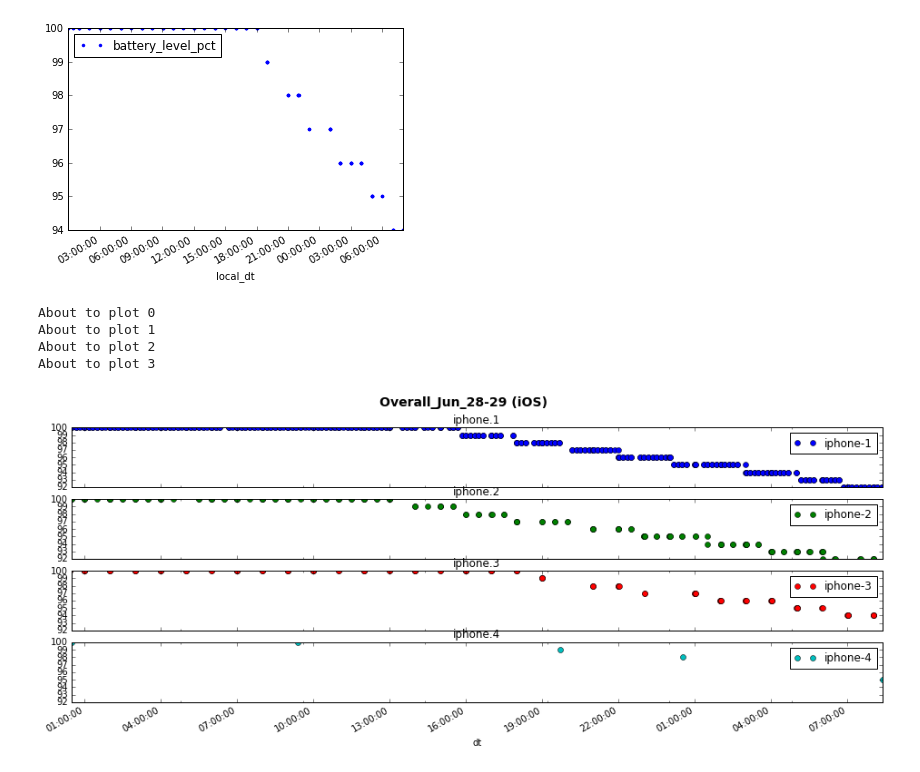
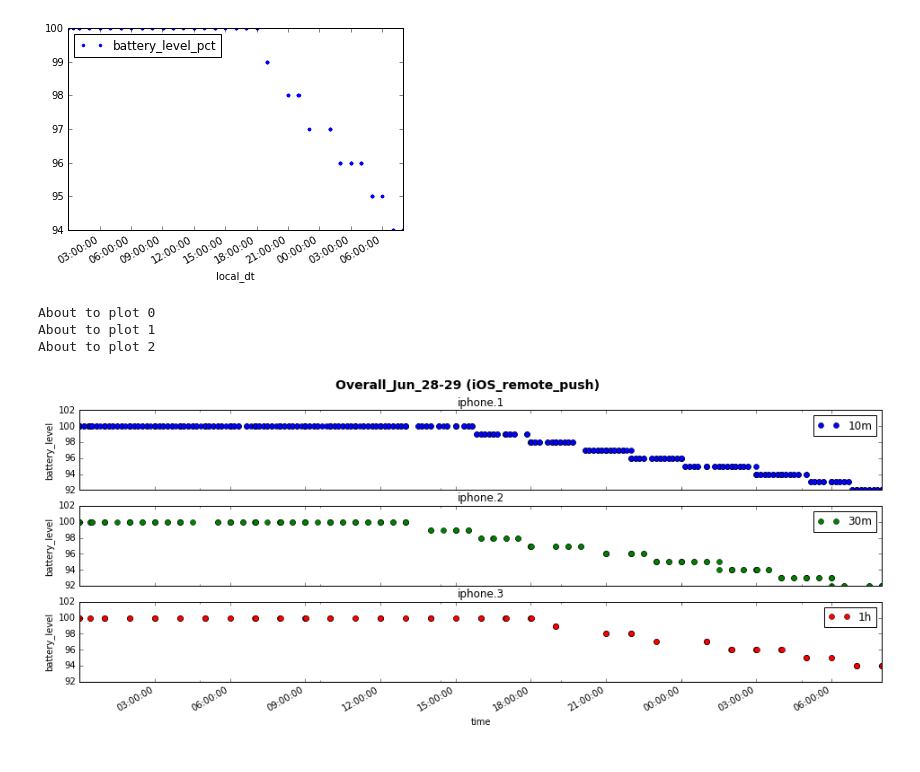
Before and after one commit to yw374cornell/data-collection-eval, a Jupyter notebook: analysis_spring_2016/TrackingOff_Stationary_3_phones.ipynb, the cells around one changed output. Cells and saved outputs as stored; diff of their text form; code cells hidden in the pictures.

Commit message:
debug map visualization

```diff
--- a/analysis_spring_2016/TrackingOff_Stationary_3_phones.ipynb
+++ b/analysis_spring_2016/TrackingOff_Stationary_3_phones.ipynb
@@ -243,27 +242,30 @@ tmp_df.plot(x='local_dt', y='battery_level_pct', style=".")
 <matplotlib.axes._subplots.AxesSubplot at 0x...>
 [figure]
 [figure]
+# %%
+label = ['10m', '30m', '1h', 'None']
 # %%
 #iOS: No interplation on battery data
-(afig, aaxes2d) = plt.subplots(ncols=1, nrows=4, sharex=True, sharey=True, figsize=(16,6))
+(afig, aaxes2d) = plt.subplots(ncols=1, nrows=3, sharex=True, sharey=True, figsize=(16,6))
 aaxes = aaxes2d.flatten()
 
-afig.suptitle('Overall_Jun_28-29 (iOS)', fontsize=14, fontweight='bold')
+afig.suptitle('Overall_Jun_28-29 (iOS_remote_push)', fontsize=14, fontweight='bold')
 color = ['ob', 'og', 'or', 'oc']
 
 for i, df in enumerate(iphone_battery_df_list):
-    print "About to plot %d" % i
-    df['dt'] = df.ts.apply(ts_to_dt)
-    df.plot(x='dt', y='battery_level_pct', style=color[i], ax=aaxes[i], title="iphone.%s" % (i+1), label="iphone-%s" % (i+1))
-    #df.plot(x='ts', y='battery_level_pct', kind='scatter', ax=aaxes[i], title="iphone.%s" % (i+1), label="iphone-%s" % (i+1), color=color[i])
-
+    if i<>3:
+        print "About to plot %d" % i
+        df['dt'] = df.ts.apply(ts_to_dt)
+        df.plot(x='dt', y='battery_level_pct', style=color[i], ylim=(92, 102), ax=aaxes[i], title="iphone.%s" % (i+1), label=label[i])
+        #df.plot(x='ts', y='battery_level_pct', kind='scatter', ax=aaxes[i], title="iphone.%s" % (i+1), label="iphone-%s" % (i+1), color=color[i])
+        aaxes[i].set_xlabel('time')
+        aaxes[i].set_ylabel('battery_level')
 afig.savefig('scatter_Jun28_29_iOS.png')
 # %% [output]
 About to plot 0
 About to plot 1
 About to plot 2
-About to plot 3
-[figure, old version]
+[figure, new version]
 # %%
 #iOS: With interplation on battery data
 (ifig, iaxes2d) = plt.subplots(ncols=1, nrows=1, figsize=(16,6))
```
Also changed, not shown: parts of 10 cells of this notebook, 41 other files.
